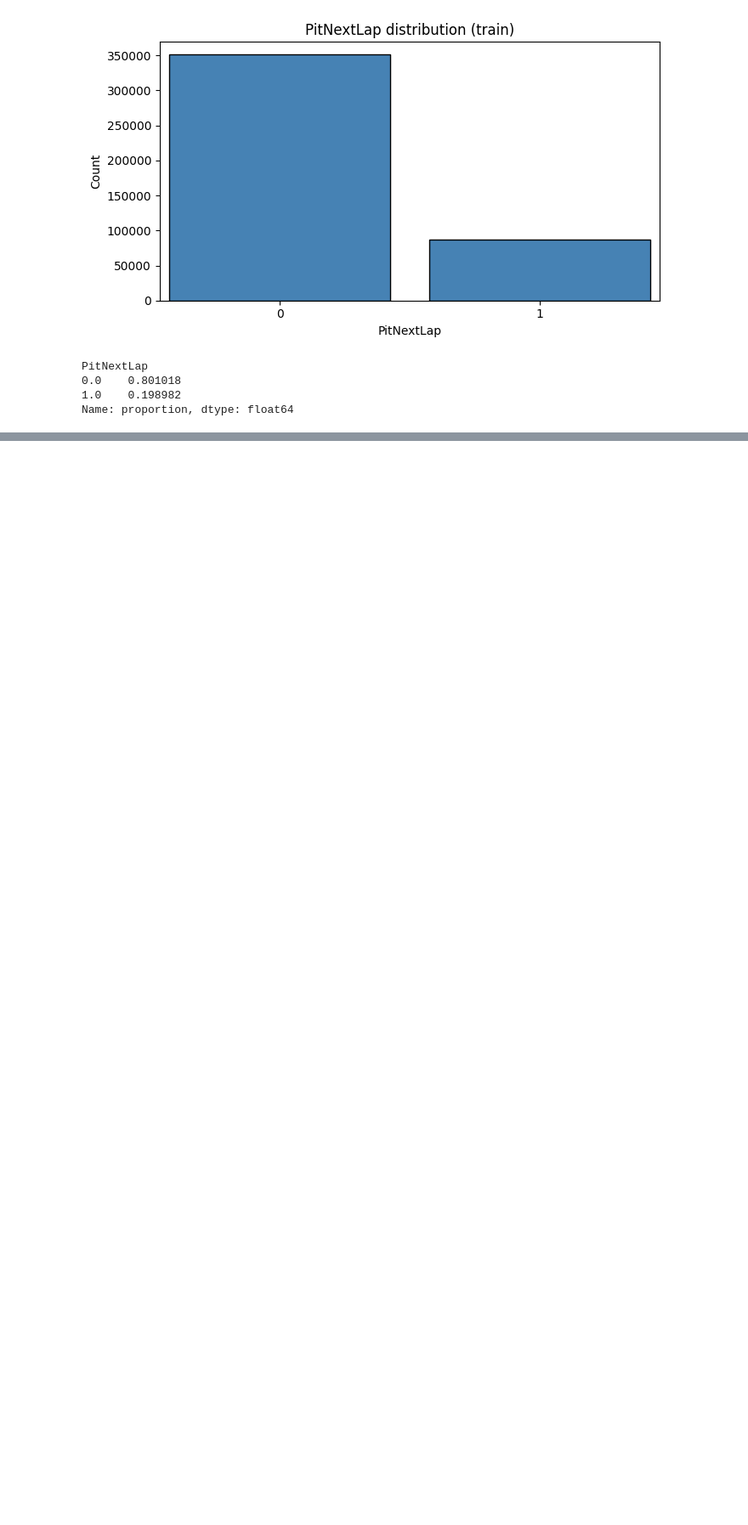
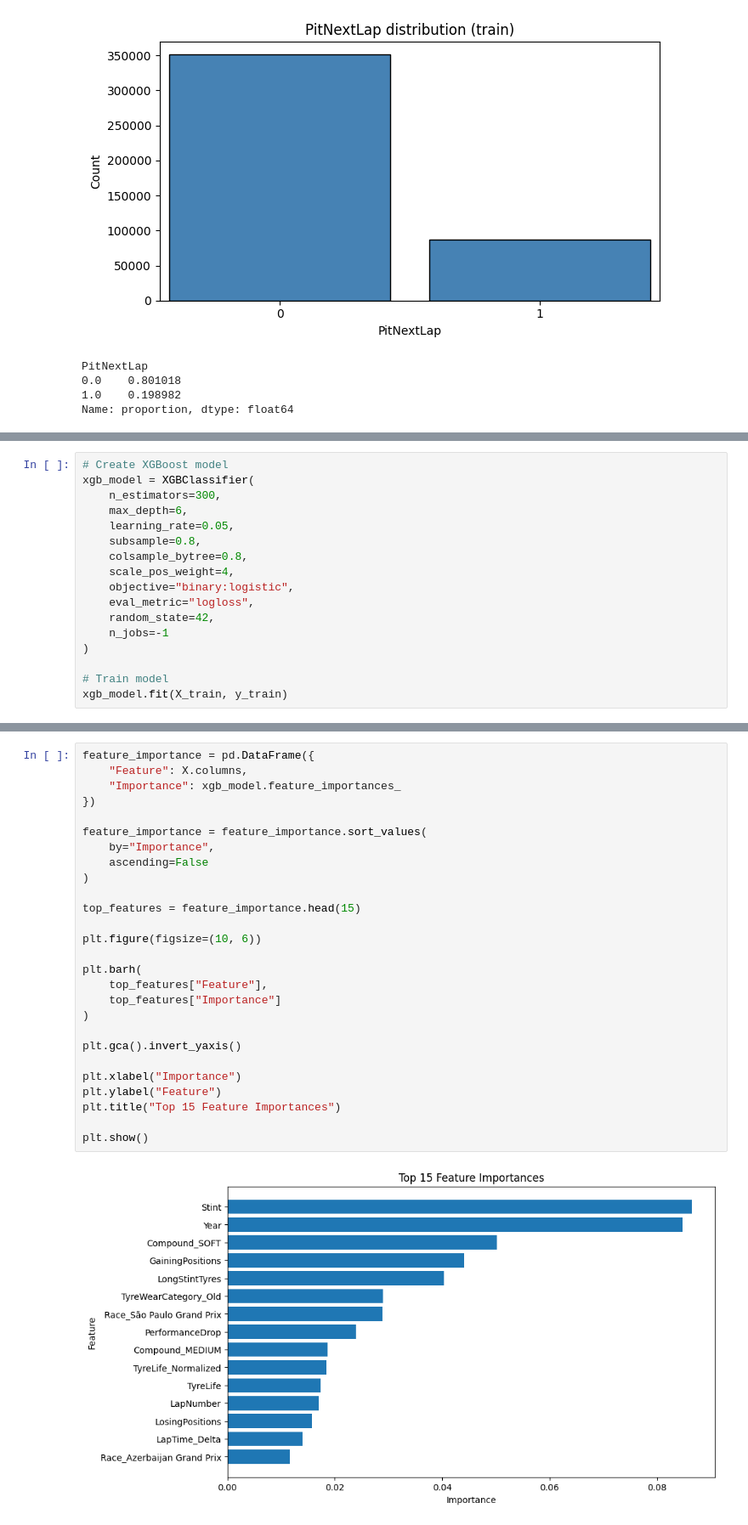
Before and after one commit to ethan-yong/F1-pitstop-prediction, a Jupyter notebook: analysis.ipynb, the cells around one changed output, grey strips where cells are left out. Shown at 85% size. Saved outputs shown, nothing was run; the diff lists cells and outputs as text; blank space fills up the shorter version.

Commit message:
implemented feature engineering and trained 3 models: RandomForestClassifier, XGBoost and LightGBM

```diff
--- a/analysis.ipynb
+++ b/analysis.ipynb
@@ -119,0 +443,17 @@ Name: proportion, dtype: float64
+# %%
+# Create XGBoost model
+xgb_model = XGBClassifier(
+    n_estimators=300,
+    max_depth=6,
+    learning_rate=0.05,
+    subsample=0.8,
+    colsample_bytree=0.8,
+    scale_pos_weight=4,
+    objective="binary:logistic",
+    eval_metric="logloss",
+    random_state=42,
+    n_jobs=-1
+)
+
+# Train model
+xgb_model.fit(X_train, y_train)
@@ -119,0 +499,29 @@ Name: proportion, dtype: float64
+# %%
+feature_importance = pd.DataFrame({
+    "Feature": X.columns,
+    "Importance": xgb_model.feature_importances_
+})
+
+feature_importance = feature_importance.sort_values(
+    by="Importance",
+    ascending=False
+)
+
+top_features = feature_importance.head(15)
+
+plt.figure(figsize=(10, 6))
+
+plt.barh(
+    top_features["Feature"],
+    top_features["Importance"]
+)
+
+plt.gca().invert_yaxis()
+
+plt.xlabel("Importance")
+plt.ylabel("Feature")
+plt.title("Top 15 Feature Importances")
+
+plt.show()
+# %% [output]
+[figure, added]
```
Also changed, not shown: parts of 20 cells of this notebook, 1 other file.
